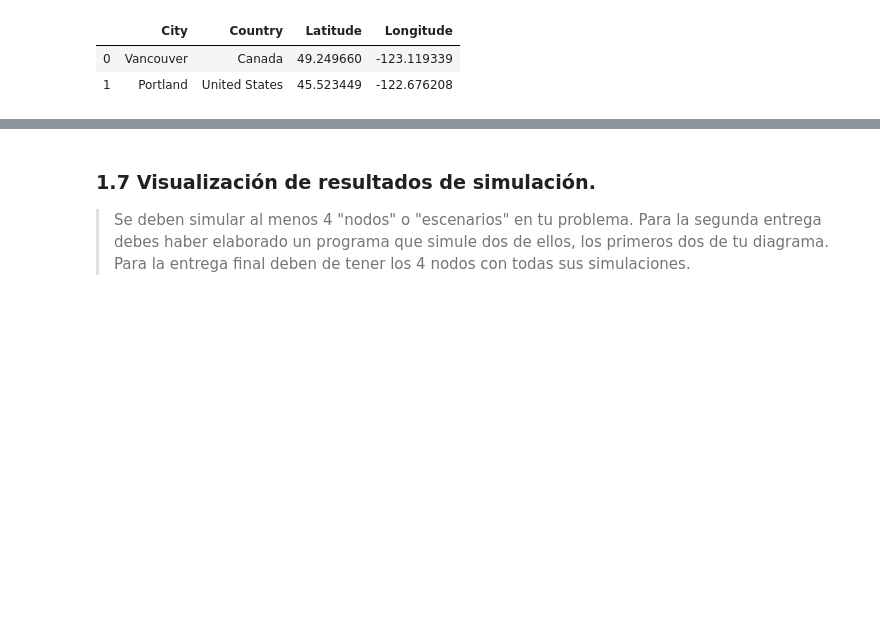
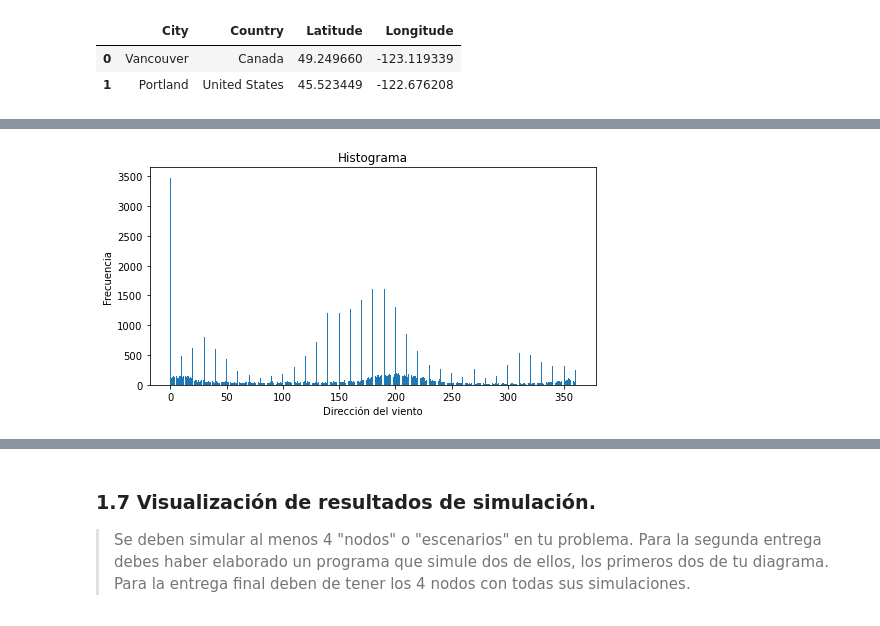
Before and after one commit to PintorOD1997/ProyectoConjunto_LandaverdeI_PintorD, a Jupyter notebook: ProyectoModulo1_OchoaD_MercadoI.ipynb, the cells around one changed output, grey strips where cells are left out. Cells and saved outputs as stored; diff of their text form; code cells hidden in the pictures; blank space fills up the shorter version.

```diff
--- a/ProyectoModulo1_OchoaD_MercadoI.ipynb
+++ b/ProyectoModulo1_OchoaD_MercadoI.ipynb
@@ -176,4 +198,9 @@ data6.sample(2)
 2 rows × 37 columns
+# %%
+#Dirección del viento:
+plot_histogram_discrete(wind_dir, 'Dirección del viento', 'Frecuencia', 'Histograma')
+# %% [output]
+[figure, added]
 # %%
 data7=pd.read_csv("wind_speed.csv")
 wind_speed = data7.Seattle.dropna()
```
Also changed, not shown: parts of 26 cells of this notebook.
